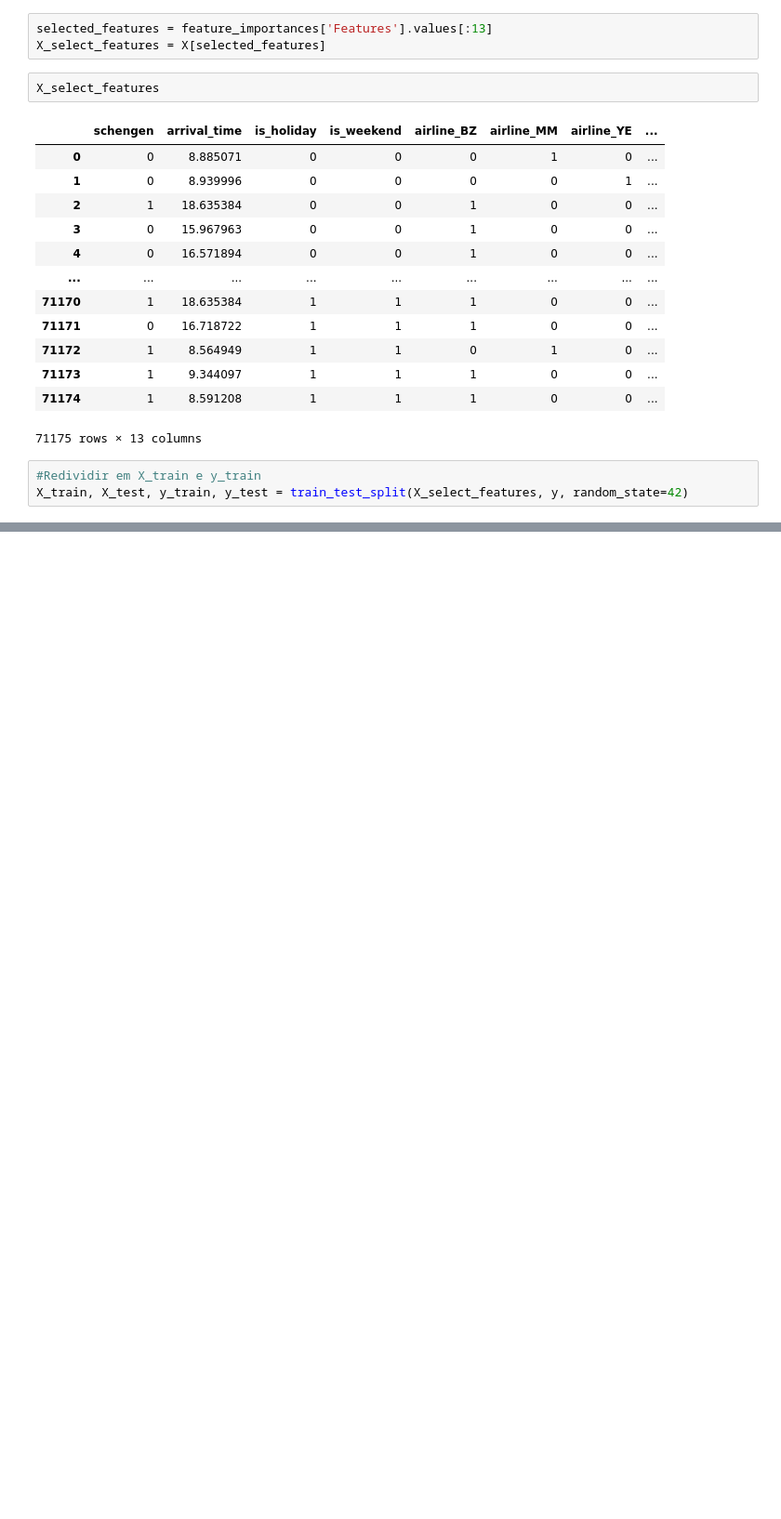
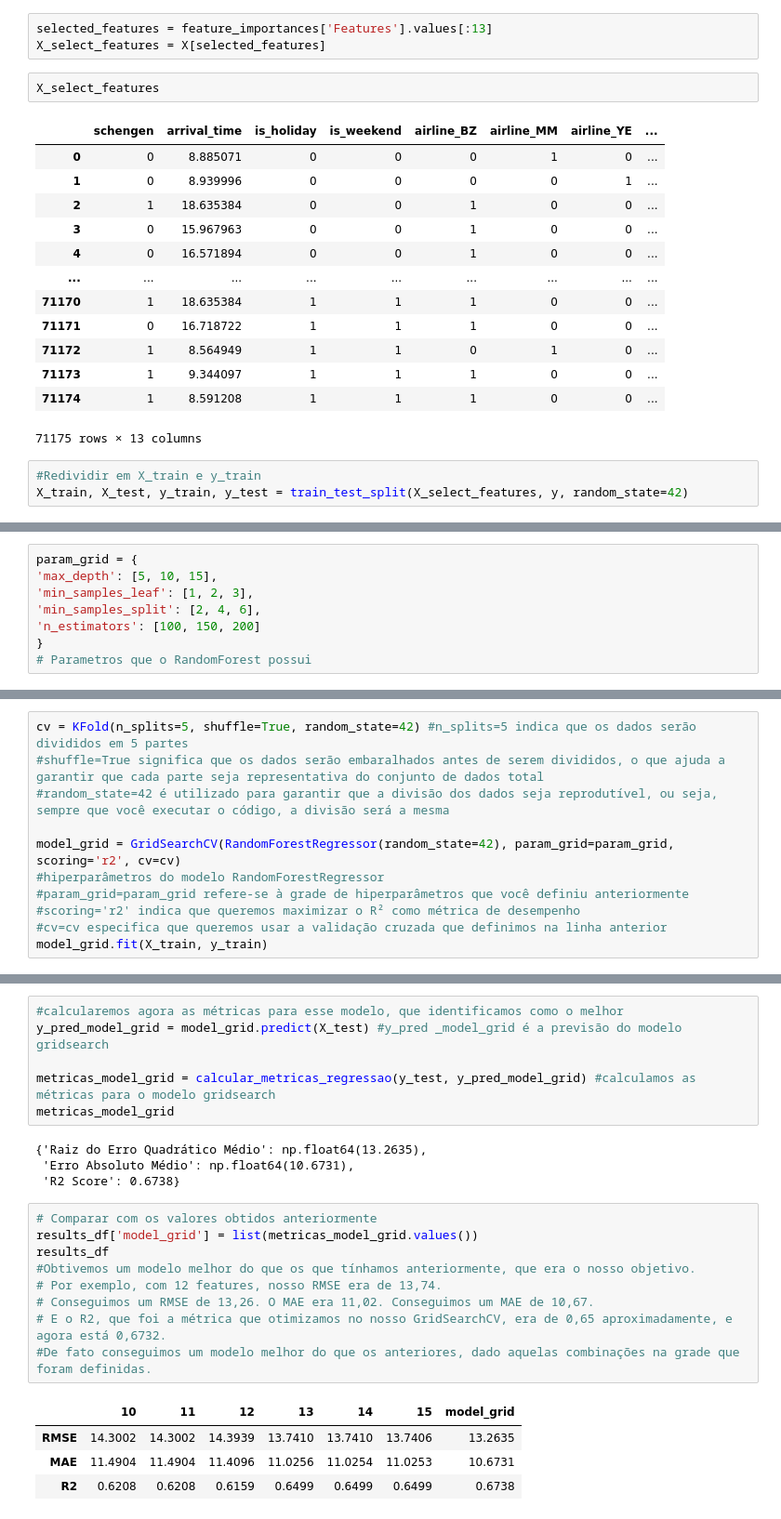
Before and after one commit to monnikys/Analise_de_dados_voos, a Jupyter notebook: dados-voos.ipynb, the cells around one changed output, grey strips where cells are left out. Shown at 93% size. Cells and saved outputs as stored; diff of their text form; blank space fills up the shorter version.

Commit message:
Otimizando os hiperparametro com o GridSearchCV

```diff
--- a/dados-voos.ipynb
+++ b/dados-voos.ipynb
@@ -609,0 +612,8 @@ X_train, X_test, y_train, y_test = train_test_split(X_select_features, y, random
+# %%
+param_grid = {
+'max_depth': [5, 10, 15],
+'min_samples_leaf': [1, 2, 3],
+'min_samples_split': [2, 4, 6],
+'n_estimators': [100, 150, 200]
+}
+# Parametros que o RandomForest possui
@@ -609,0 +622,11 @@ X_train, X_test, y_train, y_test = train_test_split(X_select_features, y, random
+# %%
+cv = KFold(n_splits=5, shuffle=True, random_state=42) #n_splits=5 indica que os dados serão divididos em 5 partes
+#shuffle=True significa que os dados serão embaralhados antes de serem divididos, o que ajuda a garantir que cada parte seja representativa do conjunto de dados total
+#random_state=42 é utilizado para garantir que a divisão dos dados seja reprodutível, ou seja, sempre que você executar o código, a divisão será a mesma
+
+model_grid = GridSearchCV(RandomForestRegressor(random_state=42), param_grid=param_grid, scoring='r2', cv=cv)
+#hiperparâmetros do modelo RandomForestRegressor
+#param_grid=param_grid refere-se à grade de hiperparâmetros que você definiu anteriormente
+#scoring='r2' indica que queremos maximizar o R² como métrica de desempenho
+#cv=cv especifica que queremos usar a validação cruzada que definimos na linha anterior
+model_grid.fit(X_train, y_train)
@@ -609,0 +649,24 @@ X_train, X_test, y_train, y_test = train_test_split(X_select_features, y, random
+# %%
+#calcularemos agora as métricas para esse modelo, que identificamos como o melhor
+y_pred_model_grid = model_grid.predict(X_test) #y_pred _model_grid é a previsão do modelo gridsearch
+
+metricas_model_grid = calcular_metricas_regressao(y_test, y_pred_model_grid) #calculamos as métricas para o modelo gridsearch
+metricas_model_grid
+# %% [output]
+{'Raiz do Erro Quadrático Médio': np.float64(13.2635),
+ 'Erro Absoluto Médio': np.float64(10.6731),
+ 'R2 Score': 0.6738}
+# %%
+# Comparar com os valores obtidos anteriormente
+results_df['model_grid'] = list(metricas_model_grid.values())
+results_df
+#Obtivemos um modelo melhor do que os que tínhamos anteriormente, que era o nosso objetivo.
+# Por exemplo, com 12 features, nosso RMSE era de 13,74.
+# Conseguimos um RMSE de 13,26. O MAE era 11,02. Conseguimos um MAE de 10,67.
+# E o R2, que foi a métrica que otimizamos no nosso GridSearchCV, era de 0,65 aproximadamente, e agora está 0,6732.
+#De fato conseguimos um modelo melhor do que os anteriores, dado aquelas combinações na grade que foram definidas.
+# %% [output]
+|  | 10 | 11 | 12 | 13 | 14 | 15 | model_grid |
+| RMSE | 14.3002 | 14.3002 | 14.3939 | 13.7410 | 13.7410 | 13.7406 | 13.2635 |
+| MAE | 11.4904 | 11.4904 | 11.4096 | 11.0256 | 11.0254 | 11.0253 | 10.6731 |
+| R2 | 0.6208 | 0.6208 | 0.6159 | 0.6499 | 0.6499 | 0.6499 | 0.6738 |
```
Also changed, not shown: parts of 5 cells of this notebook.
